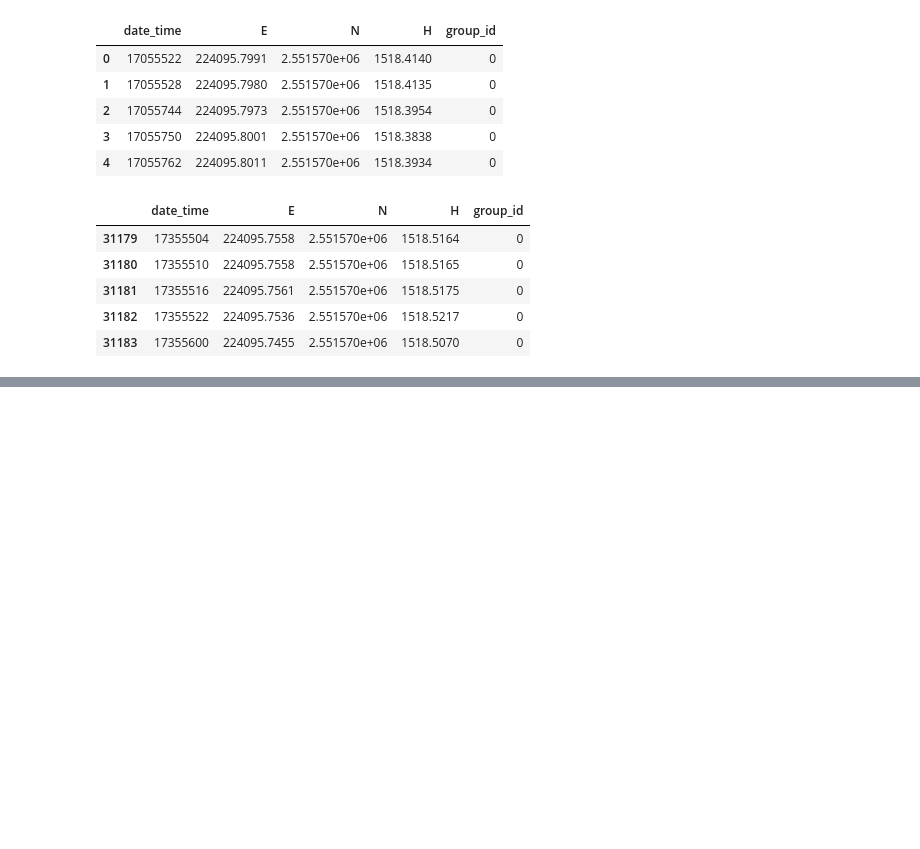
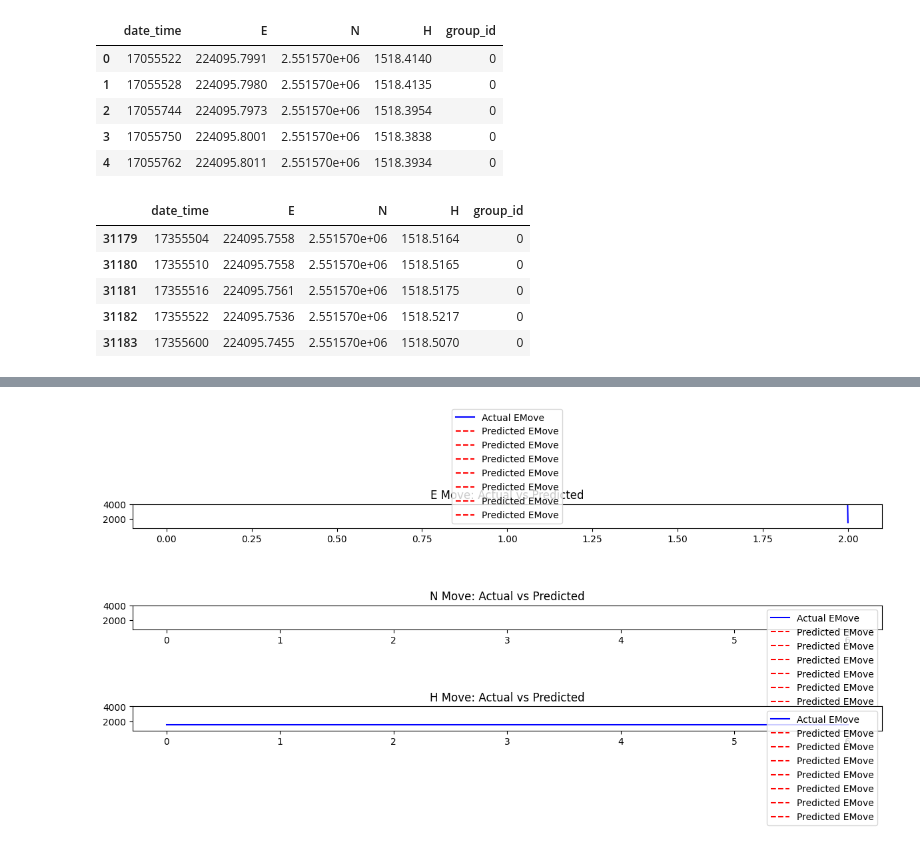
Before and after one commit to andrew76214/Slope-Detection-Taiwan, a Jupyter notebook: temp.ipynb, the cells around one changed output, grey strips where cells are left out. Drawn from its saved outputs; the diff is of its cells as text; code cells hidden in the pictures; blank space fills up the shorter version.

```diff
--- a/temp.ipynb
+++ b/temp.ipynb
@@ -213,0 +281,41 @@ TypeError: numpy() takes 0 positional arguments but 1 was given
+# %%
+import matplotlib.pyplot as plt
+
+# Find global min and max for y-axis across all movement components
+y_min = 750#min(y_test_trues.min(), y_test_preds.min(), total_move_test_true.min(), total_move_test_pred.min())
+y_max = 4000#max(y_test_trues.max(), y_test_preds.max(), total_move_test_true.max(), total_move_test_pred.max())
+
+# Plot predictions vs actual values for  each movement component
+plt.figure(figsize=(12, 6))
+
+actuals[0, 0].cpu().numpy()
+predicted_target = predictions[:,0].cpu().numpy()
+plt.subplot(4, 1, 1)
+plt.plot(predicted_target, label="Actual EMove", color='blue')
+plt.plot(actuals, label="Predicted EMove", color='red', linestyle='dashed')
+plt.title("E Move: Actual vs Predicted")
+plt.ylim(y_min, y_max)  # Set same y-axis range
+plt.legend()
+
+actuals = torch.cat([y[1] for x,(y,weight) in iter(val_dataloader)])
+predicted_target = predictions[1].cpu()
+plt.subplot(4, 1, 2)
+plt.plot(predicted_target, label="Actual EMove", color='blue')
+plt.plot(actuals, label="Predicted EMove", color='red', linestyle='dashed')
+plt.title("N Move: Actual vs Predicted")
+plt.ylim(y_min, y_max)  # Set same y-axis range
+plt.legend()
+
+actuals = torch.cat([y[2] for x,(y,weight) in iter(val_dataloader)])
+predicted_target = predictions[2].cpu()
+plt.subplot(4, 1, 3)
+plt.plot(predicted_target, label="Actual EMove", color='blue')
+plt.plot(actuals, label="Predicted EMove", color='red', linestyle='dashed')
+plt.title("H Move: Actual vs Predicted")
+plt.ylim(y_min, y_max)  # Set same y-axis range
+plt.legend()
+
+plt.tight_layout()
+plt.show()
+# %% [output]
+[figure, added]
```
Also changed, not shown: parts of 6 cells of this notebook.
